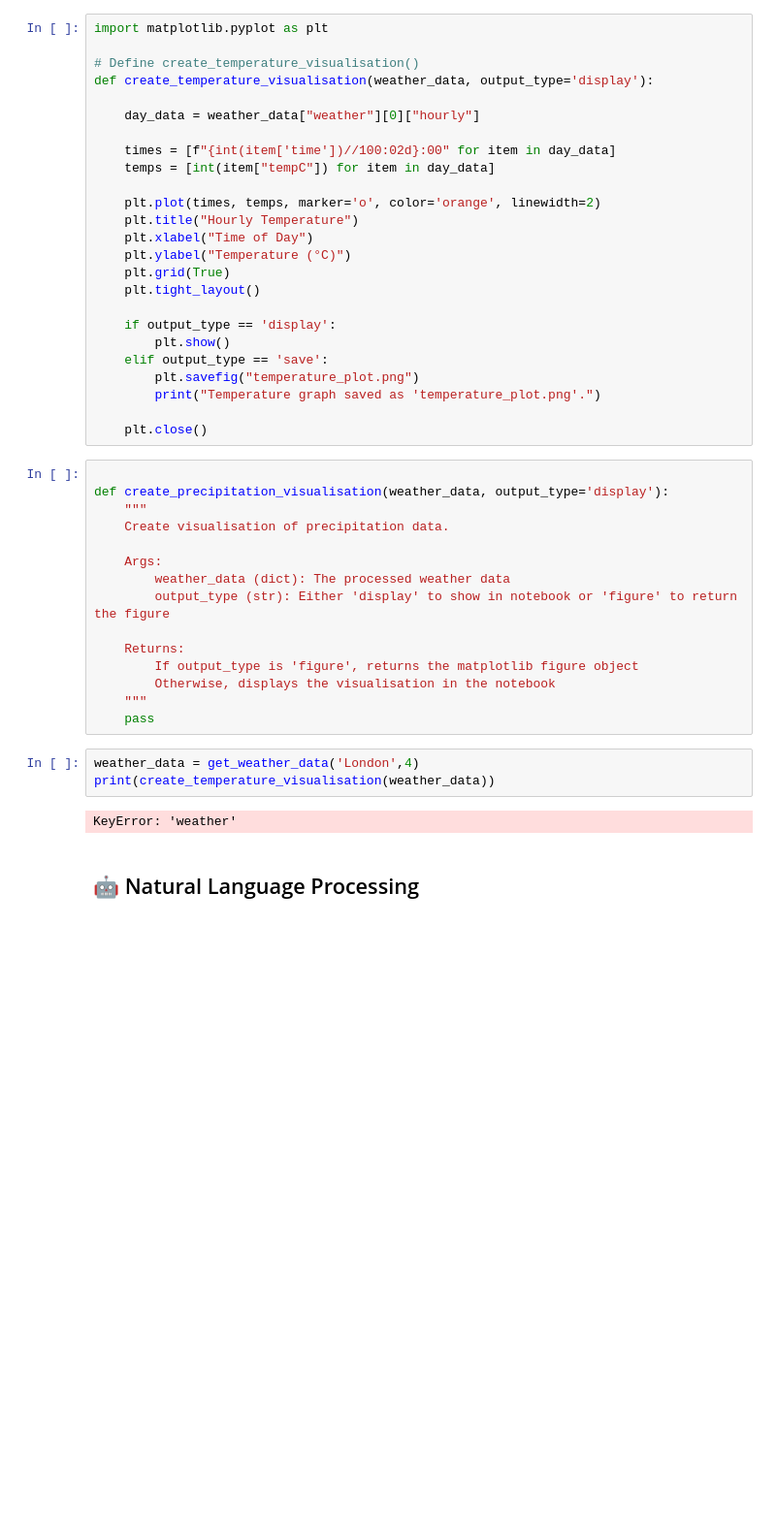
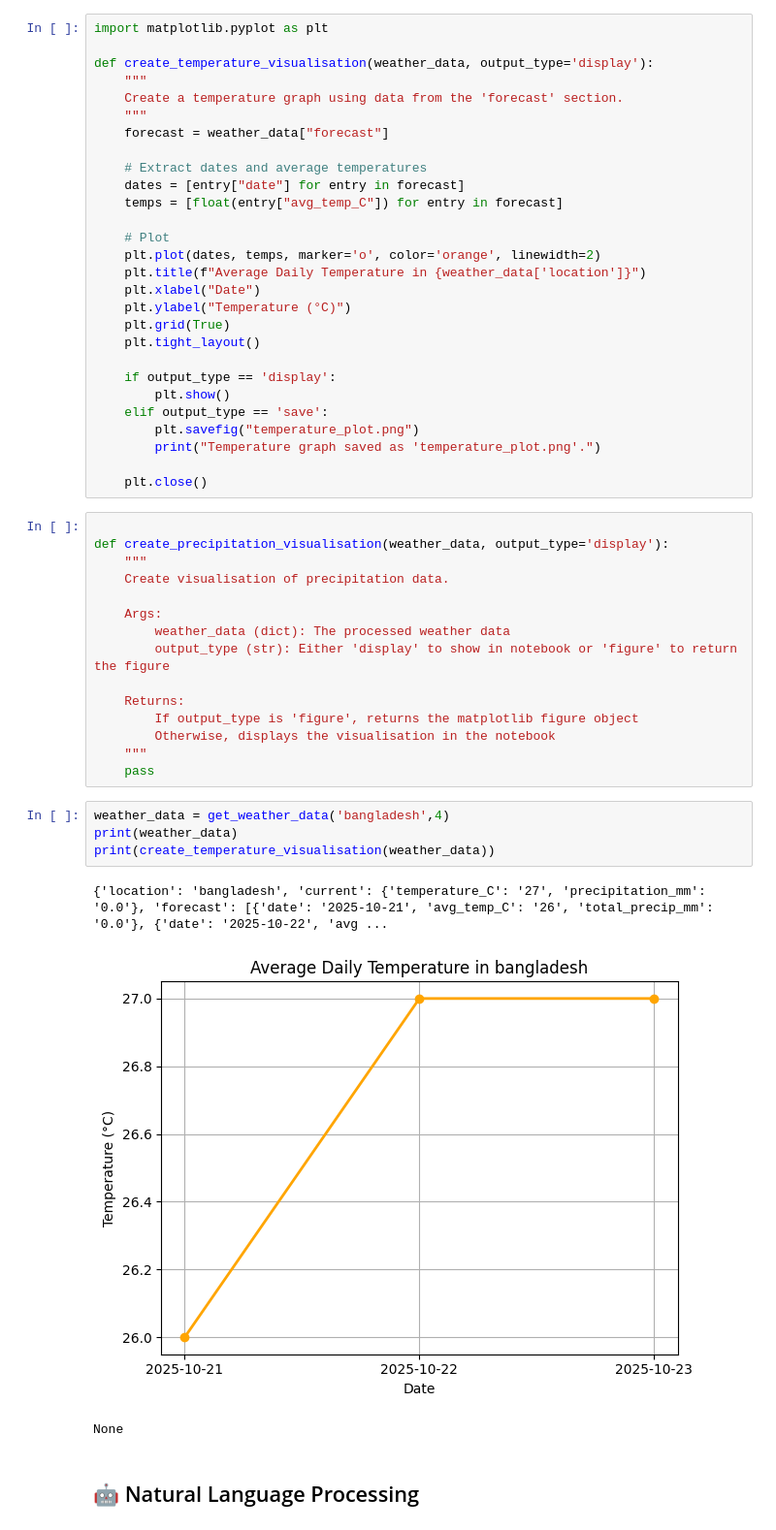
Before and after one commit to NurMohammad-collab/Nur_Mohammad, a Jupyter notebook: starter_notebook.ipynb, the cells around one changed output. Shown: that part at 97% size. Drawn from its saved outputs; the diff is of its cells as text; blank space fills up the shorter version.

Commit message:
temperature visualization updated

```diff
--- a/starter_notebook.ipynb
+++ b/starter_notebook.ipynb
@@ -110,17 +110,20 @@ def get_weather_data(location, forecast_days=1):
 # %%
 import matplotlib.pyplot as plt
 
-# Define create_temperature_visualisation()
 def create_temperature_visualisation(weather_data, output_type='display'):
+    """
+    Create a temperature graph using data from the 'forecast' section.
+    """
+    forecast = weather_data["forecast"]
 
-    day_data = weather_data["weather"][0]["hourly"]
+    # Extract dates and average temperatures
+    dates = [entry["date"] for entry in forecast]
+    temps = [float(entry["avg_temp_C"]) for entry in forecast]
 
-    times = [f"{int(item['time'])//100:02d}:00" for item in day_data]
-    temps = [int(item["tempC"]) for item in day_data]
-
-    plt.plot(times, temps, marker='o', color='orange', linewidth=2)
-    plt.title("Hourly Temperature")
-    plt.xlabel("Time of Day")
+    # Plot
+    plt.plot(dates, temps, marker='o', color='orange', linewidth=2)
+    plt.title(f"Average Daily Temperature in {weather_data['location']}")
+    plt.xlabel("Date")
     plt.ylabel("Temperature (°C)")
     plt.grid(True)
     plt.tight_layout()
@@ -148,10 +151,13 @@ def create_precipitation_visualisation(weather_data, output_type='display'):
     """
     pass
 # %%
-weather_data = get_weather_data('London',4)
+weather_data = get_weather_data('bangladesh',4)
+print(weather_data)
 print(create_temperature_visualisation(weather_data))
 # %% [output]
-KeyError: 'weather'
+{'location': 'bangladesh', 'current': {'temperature_C': '27', 'precipitation_mm': '0.0'}, 'forecast': [{'date': '2025-10-21', 'avg_temp_C': '26', 'total_precip_mm': '0.0'}, {'date': '2025-10-22', 'avg ...
+[figure, added]
+None
 # %% [markdown]
 ## 🤖 Natural Language Processing
 # %%
```
